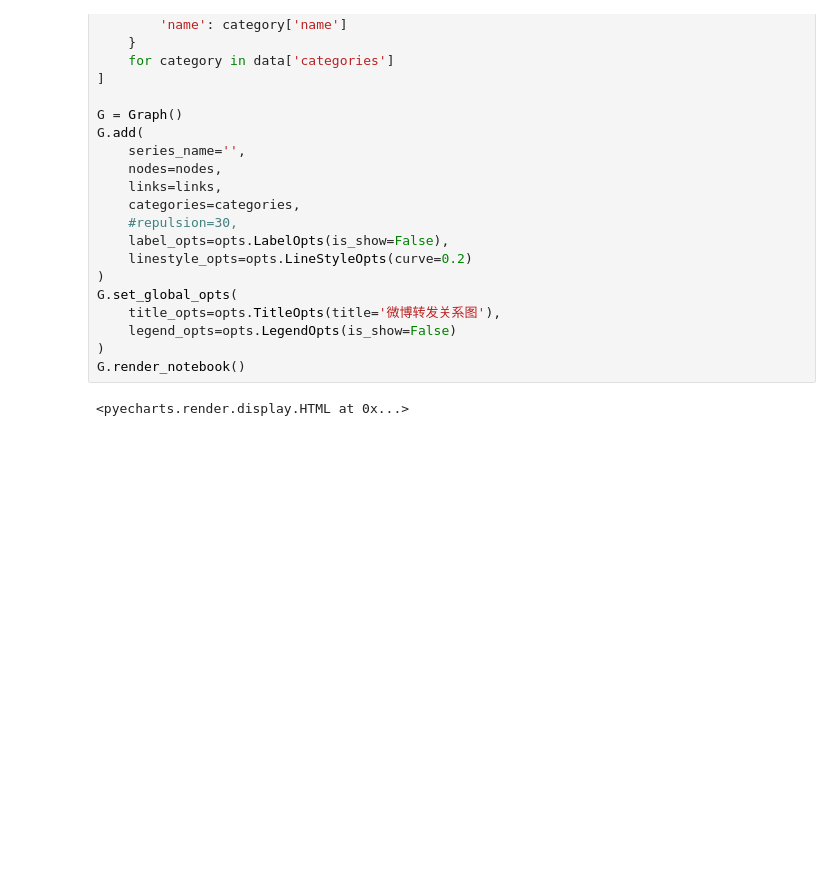
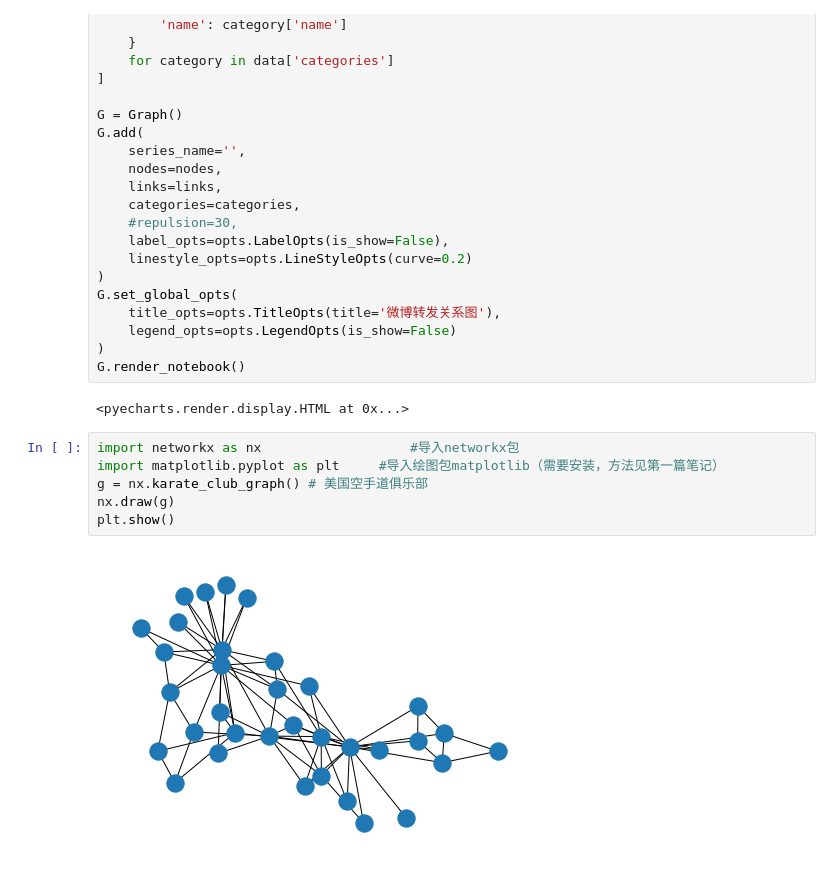
Before and after one commit to kengerlwl/AprioriAlgorithm, a Jupyter notebook: 可视化/可视化demo.ipynb, the cells around one changed output. Saved outputs shown, nothing was run; the diff lists cells and outputs as text; blank space fills up the shorter version.

```diff
--- a/可视化/可视化demo.ipynb
+++ b/可视化/可视化demo.ipynb
@@ -51,3 +51,11 @@ G.set_global_opts(
 G.render_notebook()
 # %% [output]
 <pyecharts.render.display.HTML at 0x...>
+# %%
+import networkx as nx                   #导入networkx包
+import matplotlib.pyplot as plt     #导入绘图包matplotlib（需要安装，方法见第一篇笔记）
+g = nx.karate_club_graph() # 美国空手道俱乐部
+nx.draw(g)
+plt.show()
+# %% [output]
+[figure, added]
```
Also changed, not shown: 5 other files.
